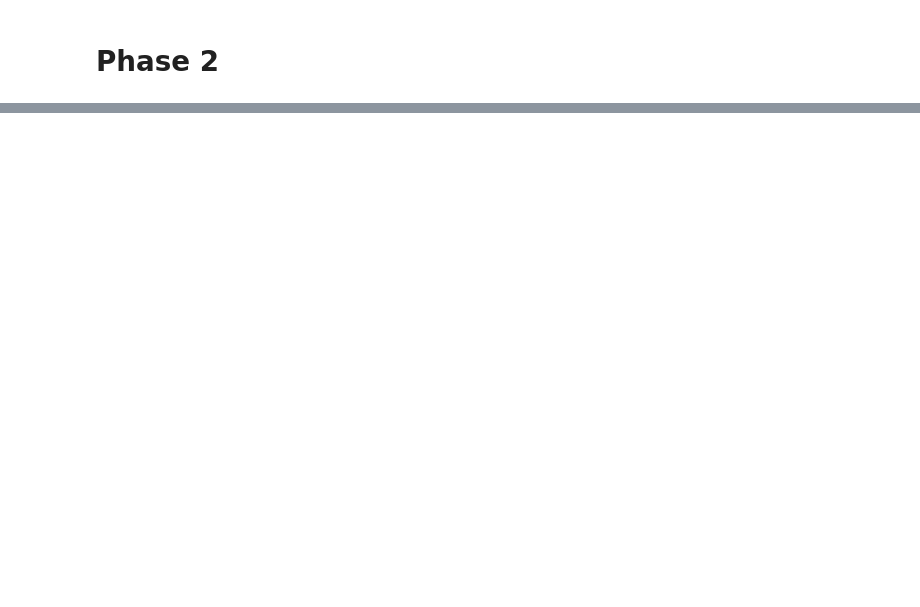
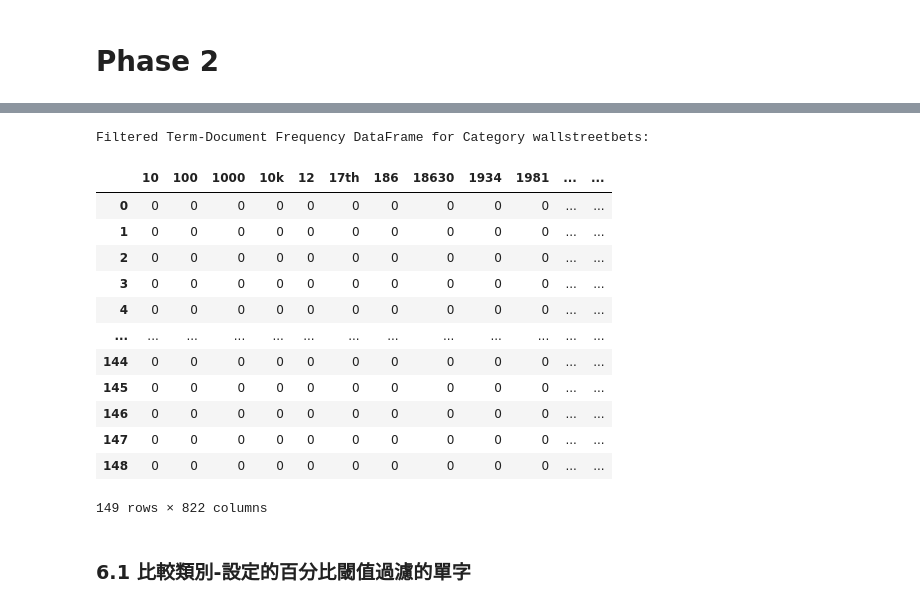
Before and after one commit to cx0701/DM2025-Lab1-Exercise, a Jupyter notebook: DM2025-Lab1-Homework.ipynb, the cells around one changed output, grey strips where cells are left out. Cells and saved outputs as stored; diff of their text form; code cells hidden in the pictures; blank space fills up the shorter version.

```diff
--- a/DM2025-Lab1-Homework.ipynb
+++ b/DM2025-Lab1-Homework.ipynb
@@ -547,0 +602,21 @@ You can submit your homework following these guidelines: [DM2025-Lab1-announceme
+# %%
+category_number=0 #You can change it from 0 to 3
+print(f"Filtered Term-Document Frequency DataFrame for Category {categories[category_number]}:")
+filt_term_document_dfs[categories[category_number]]
+# %% [output]
+Filtered Term-Document Frequency DataFrame for Category wallstreetbets:
+|  | 10 | 100 | 1000 | 10k | 12 | 17th | 186 | 18630 | 1934 | 1981 | ... | ... |
+| 0 | 0 | 0 | 0 | 0 | 0 | 0 | 0 | 0 | 0 | 0 | ... | ... |
+| 1 | 0 | 0 | 0 | 0 | 0 | 0 | 0 | 0 | 0 | 0 | ... | ... |
+| 2 | 0 | 0 | 0 | 0 | 0 | 0 | 0 | 0 | 0 | 0 | ... | ... |
+| 3 | 0 | 0 | 0 | 0 | 0 | 0 | 0 | 0 | 0 | 0 | ... | ... |
+| 4 | 0 | 0 | 0 | 0 | 0 | 0 | 0 | 0 | 0 | 0 | ... | ... |
+| ... | ... | ... | ... | ... | ... | ... | ... | ... | ... | ... | ... | ... |
+| 144 | 0 | 0 | 0 | 0 | 0 | 0 | 0 | 0 | 0 | 0 | ... | ... |
+| 145 | 0 | 0 | 0 | 0 | 0 | 0 | 0 | 0 | 0 | 0 | ... | ... |
+| 146 | 0 | 0 | 0 | 0 | 0 | 0 | 0 | 0 | 0 | 0 | ... | ... |
+| 147 | 0 | 0 | 0 | 0 | 0 | 0 | 0 | 0 | 0 | 0 | ... | ... |
+| 148 | 0 | 0 | 0 | 0 | 0 | 0 | 0 | 0 | 0 | 0 | ... | ... |
+149 rows × 822 columns
+# %% [markdown]
+### **6.1 比較類別-設定的百分比閾值過濾的單字**
```
Also changed, not shown: parts of 26 cells of this notebook.
